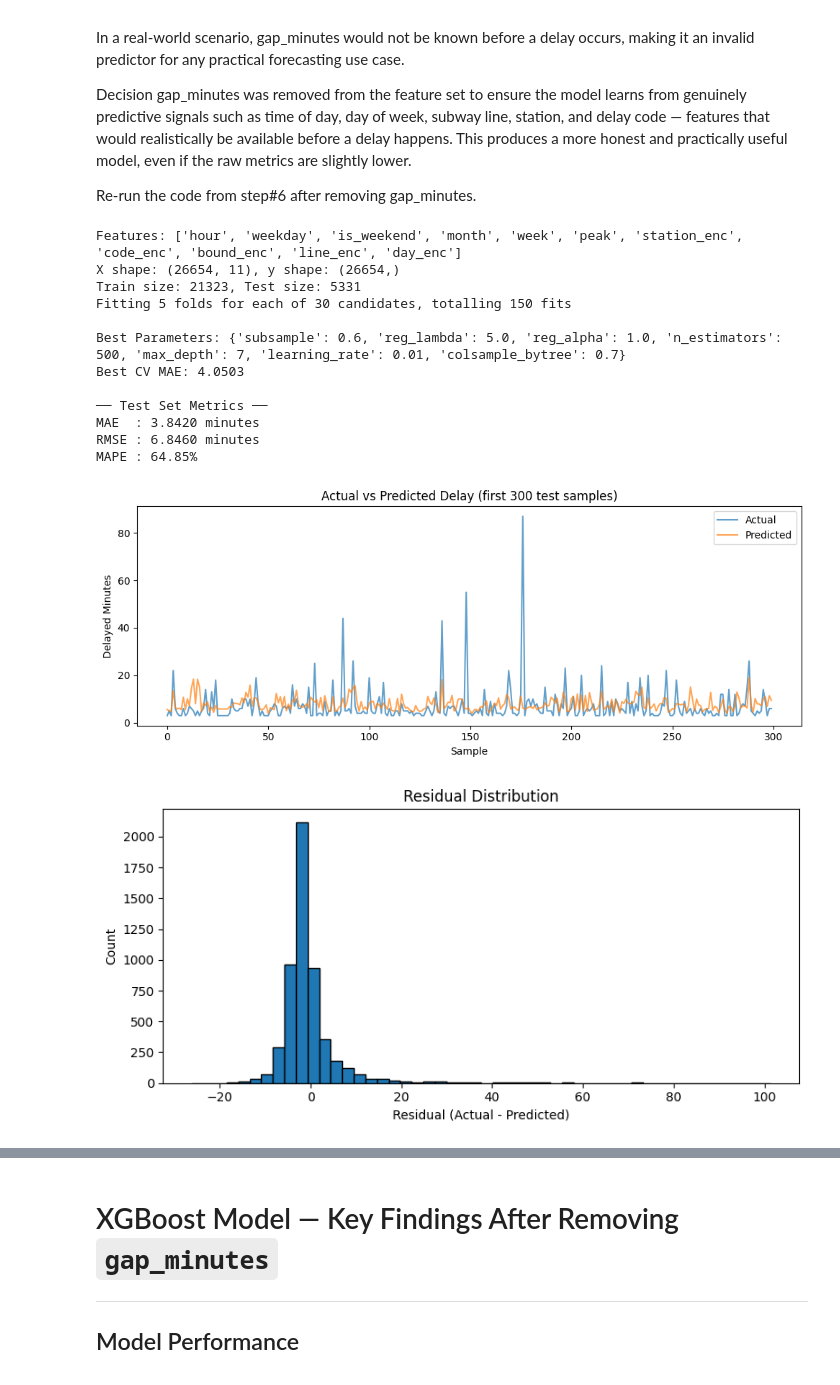
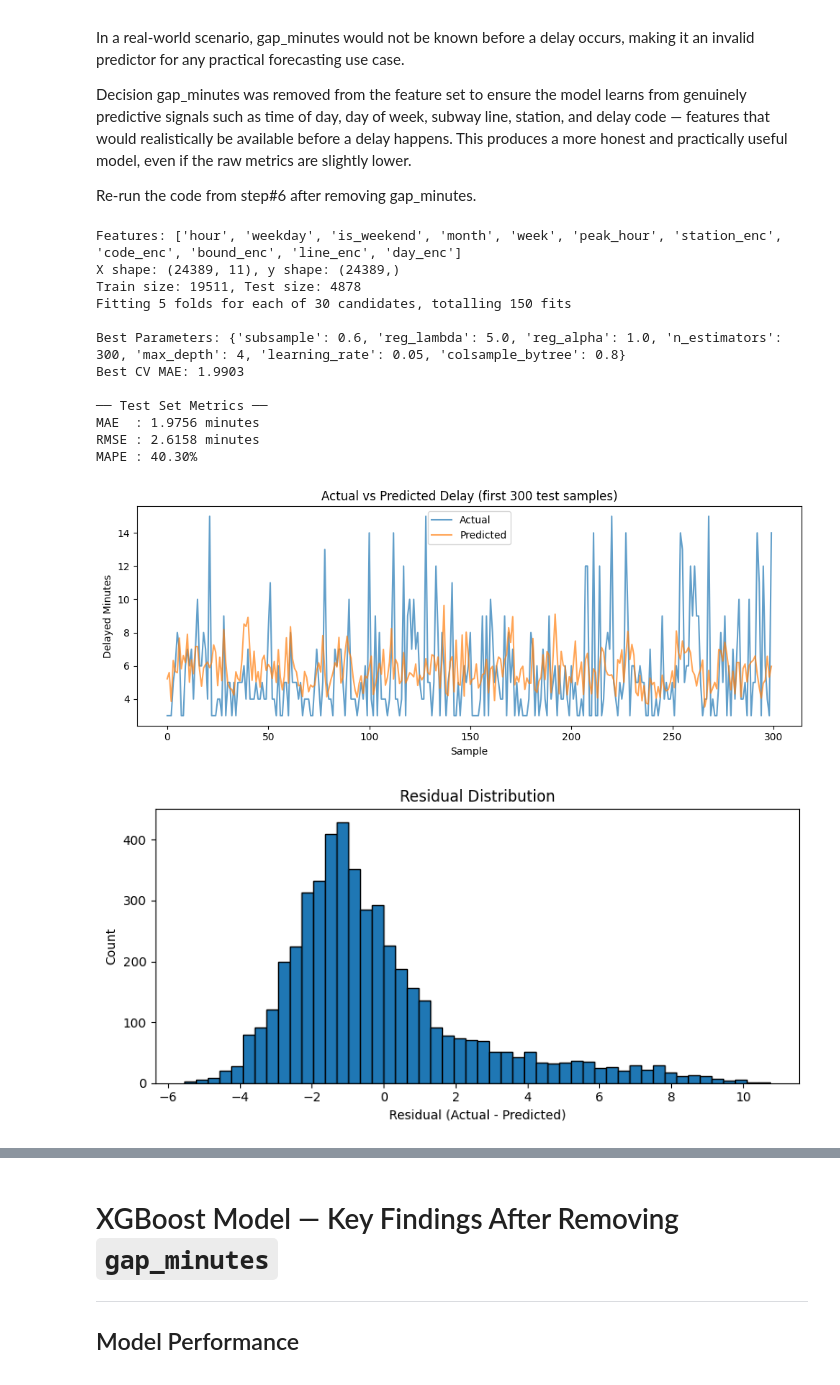
Before and after one commit to hwalia/C8ML7_subwaydelay, a Jupyter notebook: model/XGboost.ipynb, the cells around one changed output, grey strips where cells are left out. Drawn from its saved outputs; the diff is of its cells as text; code cells hidden in the pictures.

```diff
--- a/model/XGboost.ipynb
+++ b/model/XGboost.ipynb
@@ -26,7 +26,7 @@ import shap  # SHapley Additive exPlanations — explains which features drive p
 ## 2. LOAD AND PREVIEW DATA
 
 #Read the combined TTC subway delay CSV into a DataFrame
-df = pd.read_csv("../data/processed/ttc_subway_delay_data_combined.csv")
+df = pd.read_csv("../data/processed/ttc_subway_delay_data_obt.csv")
 
 # Print number of rows and columns to confirm it loaded correctly
 print(df.shape)
@@ -118,30 +99 @@ datetime           0
 dtype: int64
-# %%
-## 4. Feature Engineering
-
-# Extract hour of day (0–23) — captures patterns like rush hour
-df['hour'] = df['datetime'].dt.hour
-
-# Extract day of week as a number (0=Monday, 6=Sunday)
-# Useful because weekdays typically have different delay patterns than weekends
-df['weekday'] = df['datetime'].dt.weekday
-
-# Binary flag: 1 if Saturday or Sunday, 0 otherwise
-# Cast to int so it's stored as 0/1 instead of True/False
-df['is_weekend'] = (df['weekday'] >= 5).astype(int)
-
-# Extract month (1–12) — captures seasonal patterns (e.g. winter delays)
-df['month'] = df['datetime'].dt.month
-
-# Extract ISO week number (1–52) — finer-grained seasonal signal than month
-df['week'] = df['datetime'].dt.isocalendar().week.astype(int)
-
-# Peak hour flag: 1 during AM rush (7–9) or PM rush (16–19), 0 otherwise
-# These windows typically see the most congestion on TTC
-df['peak'] = df['hour'].apply(lambda x: 1 if (7 <= x <= 9) or (16 <= x <= 19) else 0)
-
-# Clip gap_minutes to a valid range (0–120) to remove any outlier gaps
-df['gap_minutes'] = df['gap_minutes'].clip(lower=0, upper=120)
-
-# Preview the first 5 rows
-df.head()
@@ -417,7 +362,7 @@ FEATURES = [
     'is_weekend',         # Weekend flag
     'month',              # Month of year
     'week',               # ISO week number
-    'peak',               # Rush hour flag
+    'peak_hour',               # Rush hour flag
     # 'gap_minutes' removed — it is derived from the delay itself (data leakage)
     # knowing the gap already implies knowing the delay, so it cannot be used as a predictor
     'station_enc',        # Encoded station name
@@ -572,40 +517,40 @@ plt.show()
 ## 11. SHAP ANALYSIS
 
 # SHAP explains WHY the model made each prediction
 # by assigning each feature a contribution value (positive or negative)
 
 # Sample 2000 rows from the test set for speed — SHAP is computationally expensive
 X_shap = X_test.sample(n=min(2000, len(X_test)), random_state=42).copy()
 
 # Force all columns to float — SHAP requires purely numeric input
 X_shap = X_shap.astype(float)
 
 # TreeExplainer is optimized for tree-based models like XGBoost
 explainer = shap.TreeExplainer(best_model)
 
 # Compute SHAP values — one value per feature per row
 # Positive SHAP = pushed prediction higher, Negative = pushed prediction lower
 shap_values = explainer.shap_values(X_shap)
 
 # Summary plot: shows distribution of SHAP values for each feature
 # Each dot is one prediction — color shows the feature value (red=high, blue=low)
 shap.summary_plot(shap_values, X_shap, feature_names=FEATURES)
 
 # Bar plot: shows average absolute SHAP value per feature
 # This is a cleaner version of overall feature importance
 shap.summary_plot(shap_values, X_shap, feature_names=FEATURES, plot_type='bar')
 # %% [output]
-Features: ['hour', 'weekday', 'is_weekend', 'month', 'week', 'peak', 'station_enc', 'code_enc', 'bound_enc', 'line_enc', 'day_enc']
-X shape: (26654, 11), y shape: (26654,)
-Train size: 21323, Test size: 5331
+Features: ['hour', 'weekday', 'is_weekend', 'month', 'week', 'peak_hour', 'station_enc', 'code_enc', 'bound_enc', 'line_enc', 'day_enc']
+X shape: (24389, 11), y shape: (24389,)
+Train size: 19511, Test size: 4878
 Fitting 5 folds for each of 30 candidates, totalling 150 fits
 
-Best Parameters: {'subsample': 0.6, 'reg_lambda': 5.0, 'reg_alpha': 1.0, 'n_estimators': 500, 'max_depth': 7, 'learning_rate': 0.01, 'colsample_bytree': 0.7}
-Best CV MAE: 4.0503
+Best Parameters: {'subsample': 0.6, 'reg_lambda': 5.0, 'reg_alpha': 1.0, 'n_estimators': 300, 'max_depth': 4, 'learning_rate': 0.05, 'colsample_bytree': 0.8}
+Best CV MAE: 1.9903
 
 ── Test Set Metrics ──
-MAE  : 3.8420 minutes
-RMSE : 6.8460 minutes
-MAPE : 64.85%
+MAE  : 1.9756 minutes
+RMSE : 2.6158 minutes
+MAPE : 40.30%
-[figure, old version]
+[figure, new version]
-[figure, old version]
+[figure, new version]
```
Also changed, not shown: parts of 13 cells of this notebook.
